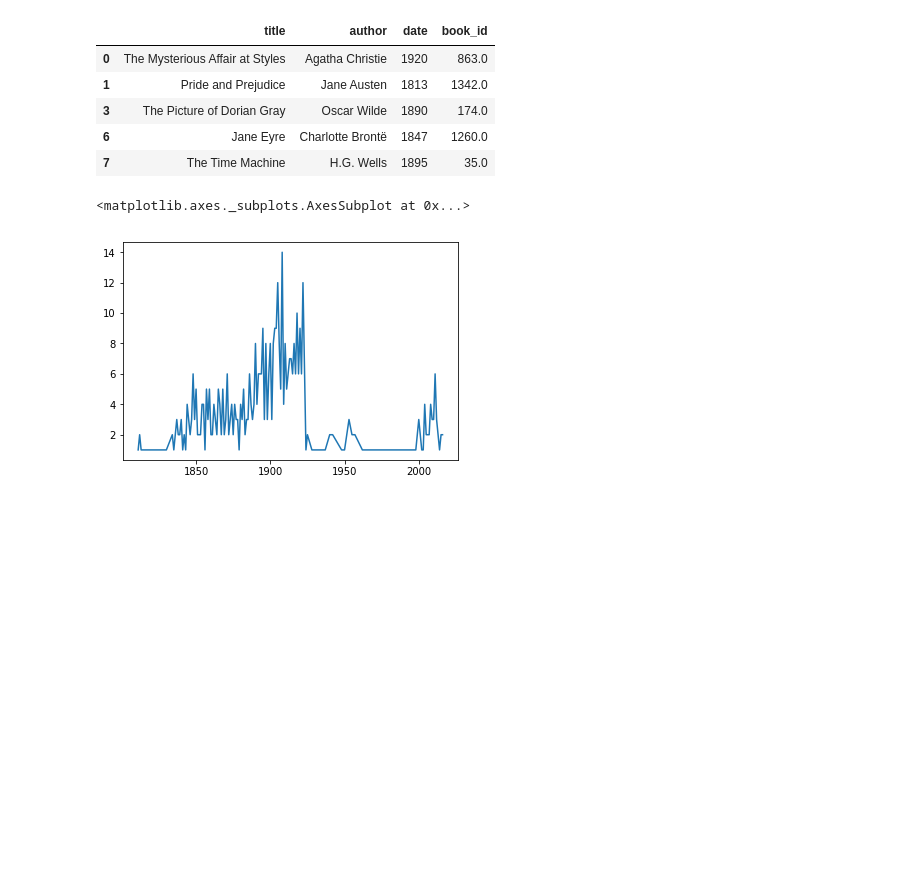
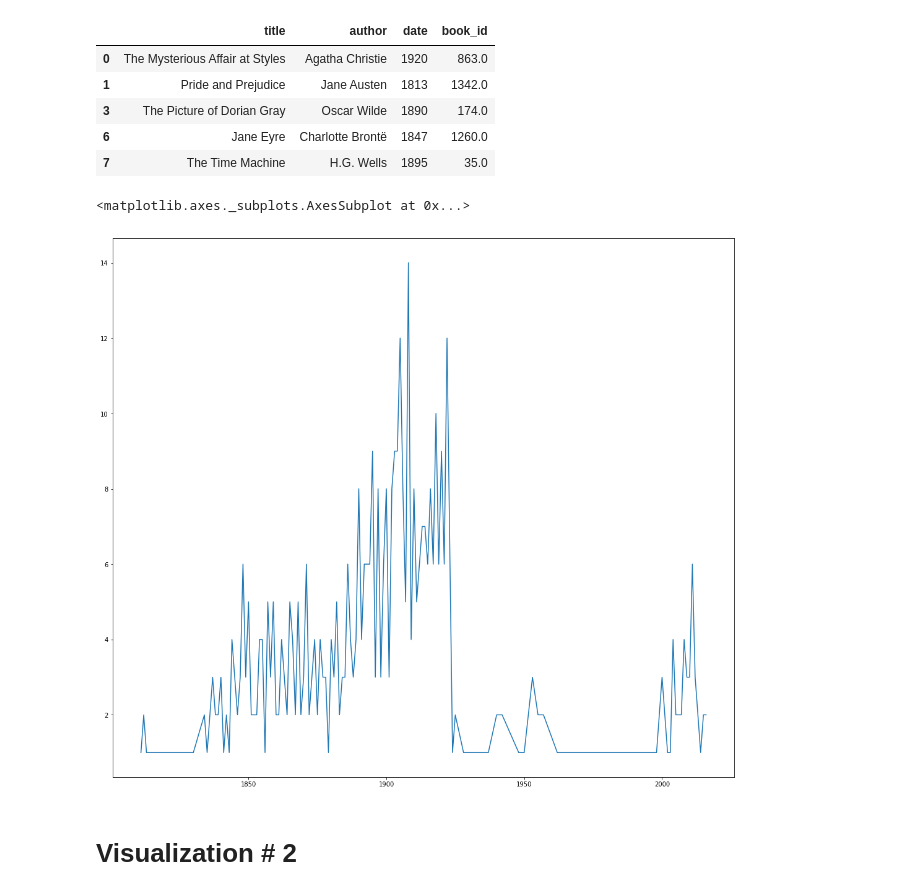
Before and after one commit to clararichter/authorship-identification, a Jupyter notebook: project_notebook.ipynb, the cells around one changed output. Cells and saved outputs as stored; diff of their text form; code cells hidden in the pictures; blank space fills up the shorter version.

```diff
--- a/project_notebook.ipynb
+++ b/project_notebook.ipynb
@@ -78,7 +81,9 @@ frequency = frequency.sort_index()
 # %%
 frequency = frequency[frequency.index > 1800]
 # %%
-frequency.plot(kind='line')
+frequency.plot(kind='line', figsize=(18,16))
 # %% [output]
 <matplotlib.axes._subplots.AxesSubplot at 0x...>
-[figure, old version]
+[figure, new version]
+# %% [markdown]
+# Visualization # 2
```
Also changed, not shown: parts of 4 cells of this notebook.
